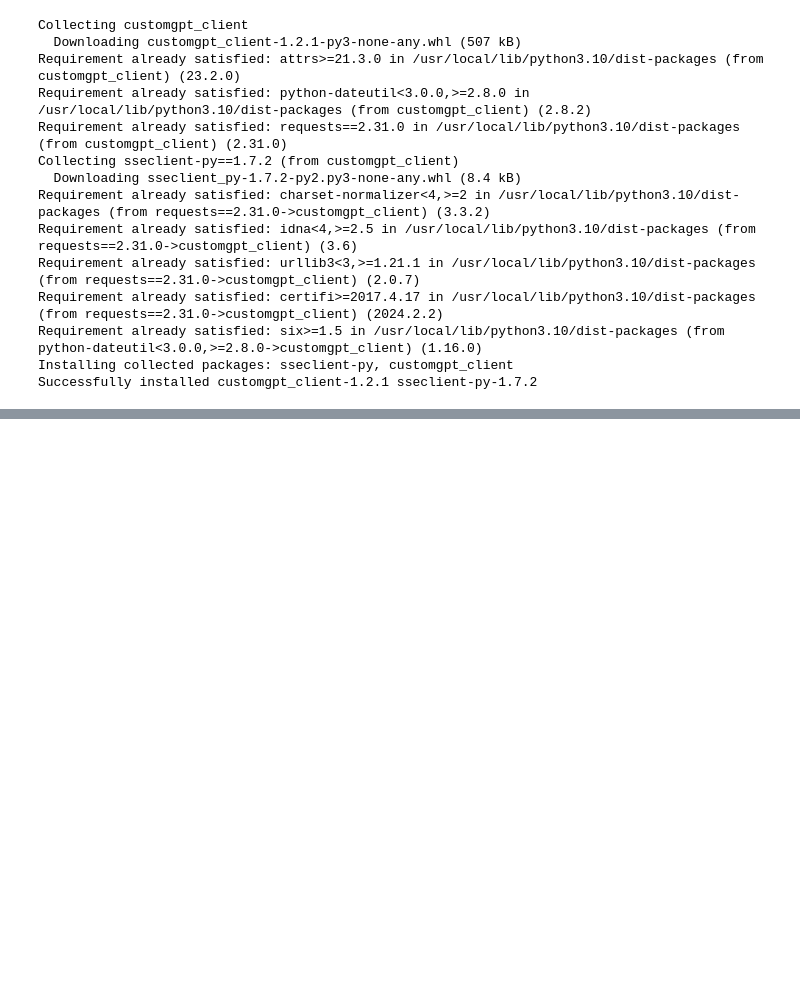
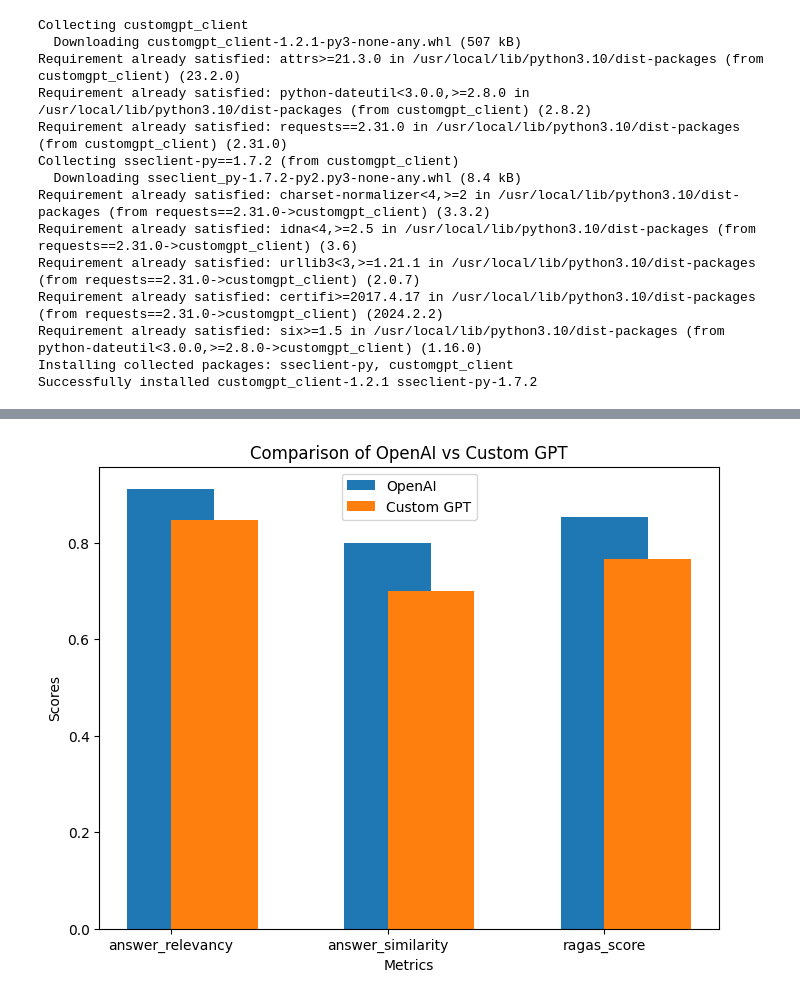
Before and after one commit to adorosario/ragas-rag-agent-benchmarks, a Jupyter notebook: ragas_fiqa_openai_and_customgpt.ipynb, the cells around one changed output, grey strips where cells are left out. Cells and saved outputs as stored; diff of their text form; code cells hidden in the pictures; blank space fills up the shorter version.

```diff
--- a/ragas_fiqa_openai_and_customgpt.ipynb
+++ b/ragas_fiqa_openai_and_customgpt.ipynb
@@ -365,0 +405,25 @@ evaluating with [answer_similarity]
+# %%
+import matplotlib.pyplot as plt
+
+# Data for openai
+openai_data = openai_output
+
+# Data for custom GPT
+custom_gpt_data = customgpt_output
+
+# Extract keys and values from both dictionaries
+keys = openai_data.keys()
+openai_values = openai_data.values()
+custom_gpt_values = custom_gpt_data.values()
+
+# Plot the data
+plt.figure(figsize=(8, 6))
+plt.bar(keys, openai_values, width=0.4, align='center', label='OpenAI')
+plt.bar(keys, custom_gpt_values, width=0.4, align='edge', label='Custom GPT')
+plt.xlabel('Metrics')
+plt.ylabel('Scores')
+plt.title('Comparison of OpenAI vs Custom GPT')
+plt.legend()
+plt.show()
+# %% [output]
+[figure, added]
```
Also changed, not shown: parts of 7 cells of this notebook.
